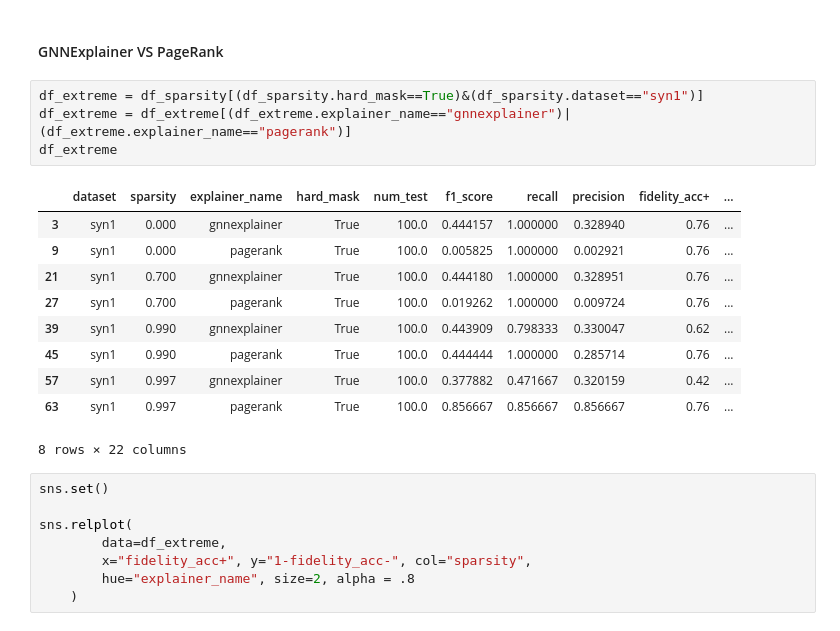
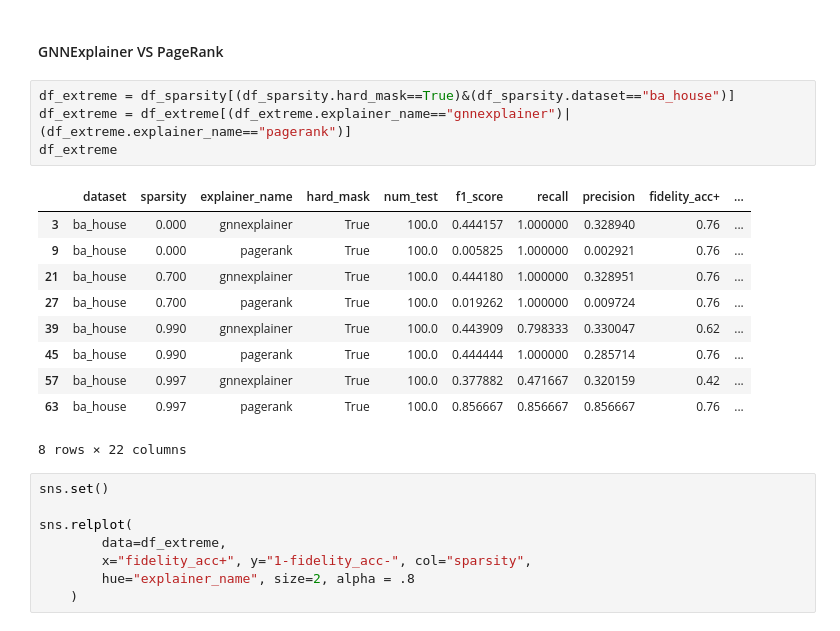
Before and after one commit to GraphFramEx/graphframex, a Jupyter notebook: notebooks/Results_Analysis.ipynb, the cells around one changed output. Drawn from its saved outputs; the diff is of its cells as text.

```diff
--- a/notebooks/Results_Analysis.ipynb
+++ b/notebooks/Results_Analysis.ipynb
@@ -343,19 +343,19 @@ df_char.sort_values(by=['mean_charact'])
 # %% [markdown]
 #### GNNExplainer VS PageRank
 # %%
-df_extreme = df_sparsity[(df_sparsity.hard_mask==True)&(df_sparsity.dataset=="syn1")]
+df_extreme = df_sparsity[(df_sparsity.hard_mask==True)&(df_sparsity.dataset=="ba_house")]
 df_extreme = df_extreme[(df_extreme.explainer_name=="gnnexplainer")|(df_extreme.explainer_name=="pagerank")]
 df_extreme
 # %% [output]
 |  | dataset | sparsity | explainer_name | hard_mask | num_test | f1_score | recall | precision | fidelity_acc+ | ... |
-| 3 | syn1 | 0.000 | gnnexplainer | True | 100.0 | 0.444157 | 1.000000 | 0.328940 | 0.76 | ... |
-| 9 | syn1 | 0.000 | pagerank | True | 100.0 | 0.005825 | 1.000000 | 0.002921 | 0.76 | ... |
-| 21 | syn1 | 0.700 | gnnexplainer | True | 100.0 | 0.444180 | 1.000000 | 0.328951 | 0.76 | ... |
-| 27 | syn1 | 0.700 | pagerank | True | 100.0 | 0.019262 | 1.000000 | 0.009724 | 0.76 | ... |
-| 39 | syn1 | 0.990 | gnnexplainer | True | 100.0 | 0.443909 | 0.798333 | 0.330047 | 0.62 | ... |
-| 45 | syn1 | 0.990 | pagerank | True | 100.0 | 0.444444 | 1.000000 | 0.285714 | 0.76 | ... |
-| 57 | syn1 | 0.997 | gnnexplainer | True | 100.0 | 0.377882 | 0.471667 | 0.320159 | 0.42 | ... |
-| 63 | syn1 | 0.997 | pagerank | True | 100.0 | 0.856667 | 0.856667 | 0.856667 | 0.76 | ... |
+| 3 | ba_house | 0.000 | gnnexplainer | True | 100.0 | 0.444157 | 1.000000 | 0.328940 | 0.76 | ... |
+| 9 | ba_house | 0.000 | pagerank | True | 100.0 | 0.005825 | 1.000000 | 0.002921 | 0.76 | ... |
+| 21 | ba_house | 0.700 | gnnexplainer | True | 100.0 | 0.444180 | 1.000000 | 0.328951 | 0.76 | ... |
+| 27 | ba_house | 0.700 | pagerank | True | 100.0 | 0.019262 | 1.000000 | 0.009724 | 0.76 | ... |
+| 39 | ba_house | 0.990 | gnnexplainer | True | 100.0 | 0.443909 | 0.798333 | 0.330047 | 0.62 | ... |
+| 45 | ba_house | 0.990 | pagerank | True | 100.0 | 0.444444 | 1.000000 | 0.285714 | 0.76 | ... |
+| 57 | ba_house | 0.997 | gnnexplainer | True | 100.0 | 0.377882 | 0.471667 | 0.320159 | 0.42 | ... |
+| 63 | ba_house | 0.997 | pagerank | True | 100.0 | 0.856667 | 0.856667 | 0.856667 | 0.76 | ... |
 8 rows × 22 columns
 # %%
 sns.set()
```
Also changed, not shown: parts of 30 cells of this notebook, 15 other files.
